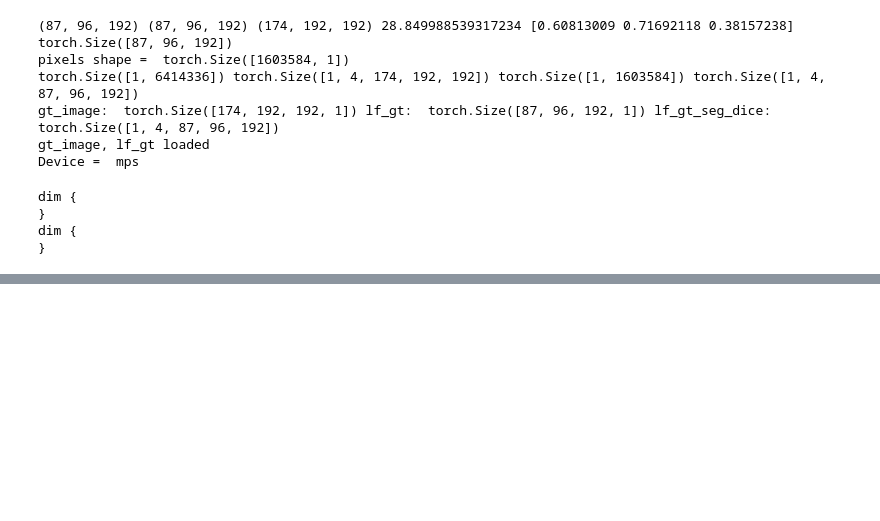
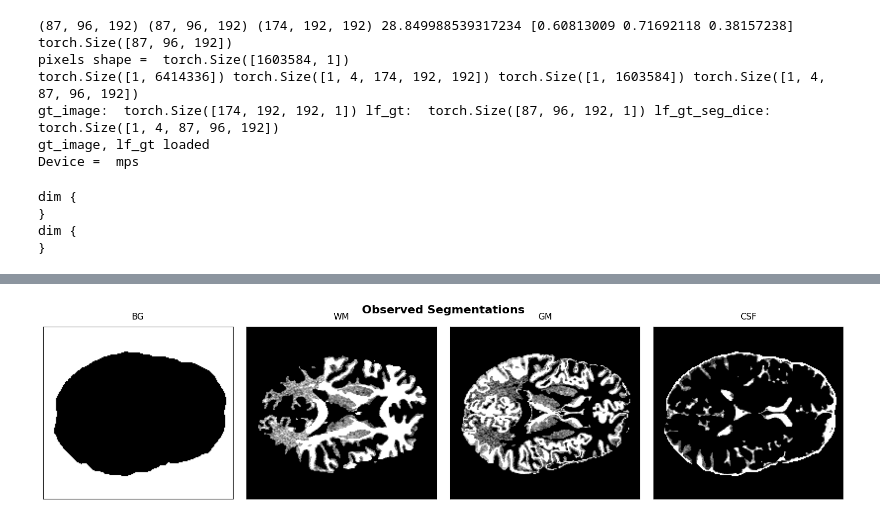
Before and after one commit to pranav-ind/hulfsynth, a Jupyter notebook: inference2.ipynb, the cells around one changed output, grey strips where cells are left out. Drawn from its saved outputs; the diff is of its cells as text; code cells hidden in the pictures; blank space fills up the shorter version.

```diff
--- a/inference2.ipynb
+++ b/inference2.ipynb
@@ -165,0 +171,9 @@ plt.gca().invert_yaxis()
+# %%
+from Data.load_data_3d import get_gt_seg
+(wm_gt_seg, gm_gt_seg, csf_gt_seg, bg_gt_seg) = get_gt_seg(1, config)
+images_gt = [bg_gt_seg[:,:,95], wm_gt_seg[:,:,95], gm_gt_seg[:,:,95], csf_gt_seg[:,:,95]]
+titles = ['BG', 'WM', 'GM', 'CSF']
+plot_4_images_row(images, titles=titles, suptitle='Observed Segmentations')
+plt.show()
+# %% [output]
+[figure, added]
```
Also changed, not shown: parts of 14 cells of this notebook, 4 other files.
